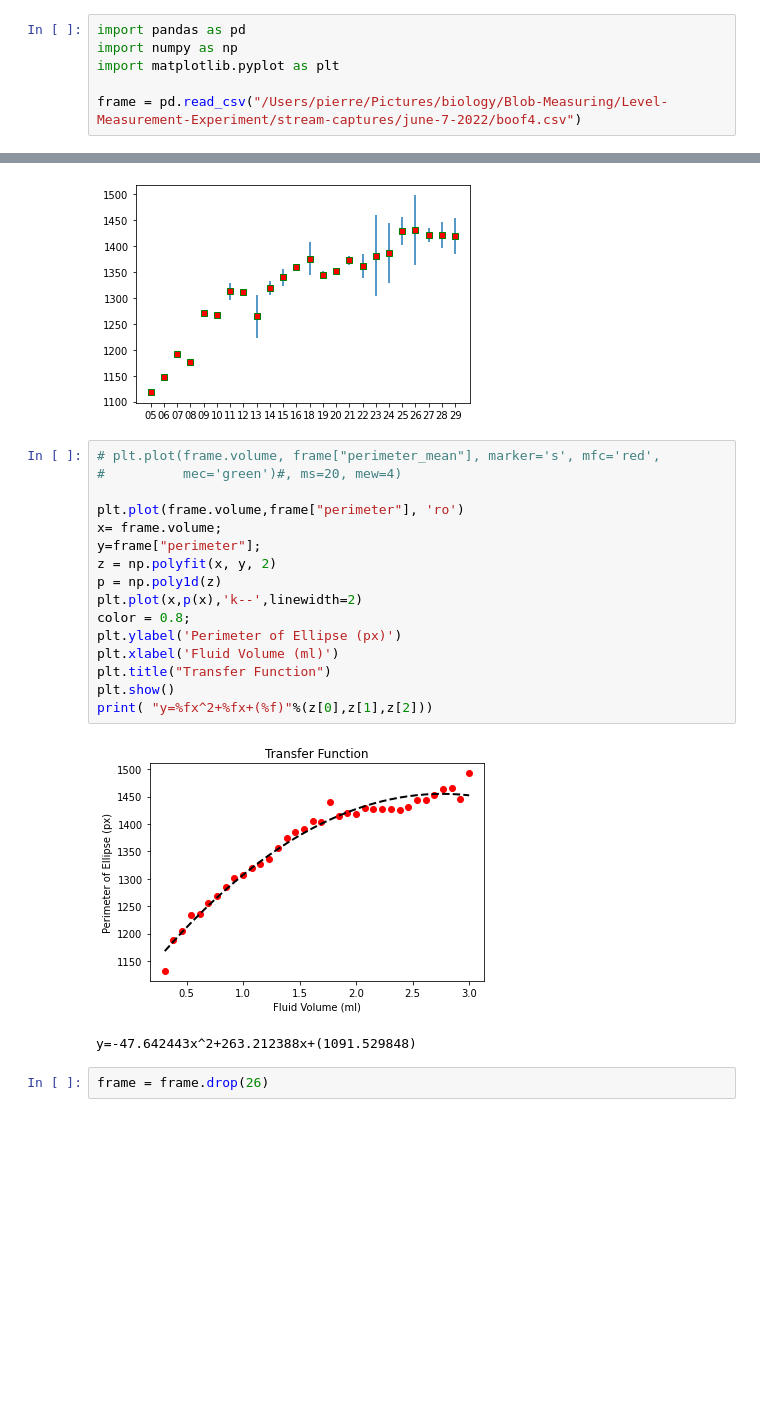
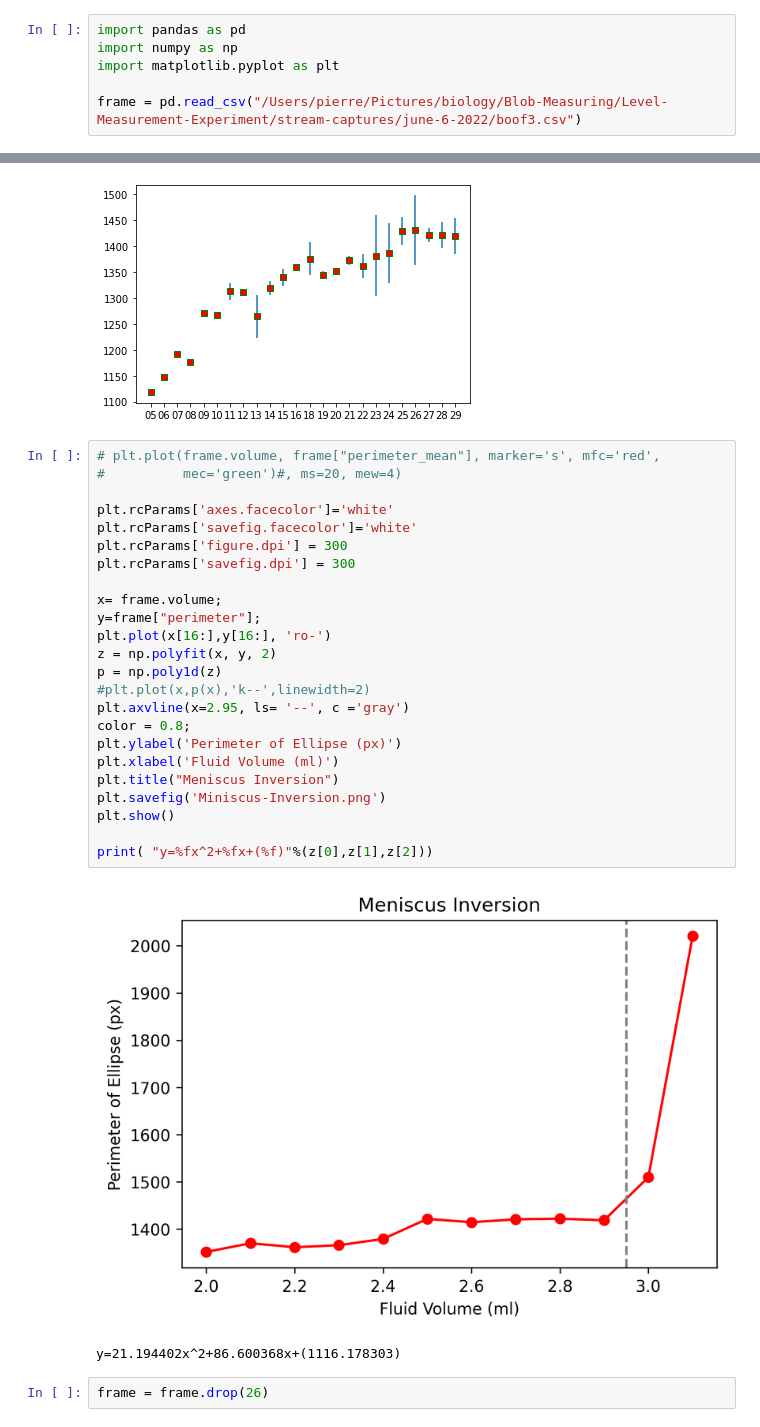
Before and after one commit to braingeneers/Blob-Measuring-with-Computer-Vision, a Jupyter notebook: Plotting-Data.ipynb, the cells around one changed output, grey strips where cells are left out. Cells and saved outputs as stored; diff of their text form; blank space fills up the shorter version.

```diff
--- a/Plotting-Data.ipynb
+++ b/Plotting-Data.ipynb
@@ -3,7 +3,7 @@ import pandas as pd
 import numpy as np
 import matplotlib.pyplot as plt
 
-frame = pd.read_csv("/Users/pierre/Pictures/biology/Blob-Measuring/Level-Measurement-Experiment/stream-captures/june-7-2022/boof4.csv")
+frame = pd.read_csv("/Users/pierre/Pictures/biology/Blob-Measuring/Level-Measurement-Experiment/stream-captures/june-6-2022/boof3.csv")
 # %%
 df = pd.DataFrame({"volume":frame.columns,
                    "mean": frame.mean().to_frame()[0].values,
@@ -117,21 +117,29 @@ plt.errorbar(df.volume, df["mean"], yerr=df["var"],fmt="o", marker='s', mfc='red
 # %%
 # plt.plot(frame.volume, frame["perimeter_mean"], marker='s', mfc='red',
 #          mec='green')#, ms=20, mew=4)
 
-plt.plot(frame.volume,frame["perimeter"], 'ro')
+plt.rcParams['axes.facecolor']='white'
+plt.rcParams['savefig.facecolor']='white'
+plt.rcParams['figure.dpi'] = 300
+plt.rcParams['savefig.dpi'] = 300
+
 x= frame.volume;
 y=frame["perimeter"];
+plt.plot(x[16:],y[16:], 'ro-')
 z = np.polyfit(x, y, 2)
 p = np.poly1d(z)
-plt.plot(x,p(x),'k--',linewidth=2)
+#plt.plot(x,p(x),'k--',linewidth=2)
+plt.axvline(x=2.95, ls= '--', c ='gray')
 color = 0.8;
 plt.ylabel('Perimeter of Ellipse (px)')
 plt.xlabel('Fluid Volume (ml)')
-plt.title("Transfer Function")
+plt.title("Meniscus Inversion")
+plt.savefig('Miniscus-Inversion.png')
 plt.show()
+
 print( "y=%fx^2+%fx+(%f)"%(z[0],z[1],z[2]))
 # %% [output]
-[figure, old version]
+[figure, new version]
-y=-47.642443x^2+263.212388x+(1091.529848)
+y=21.194402x^2+86.600368x+(1116.178303)
 # %%
 frame = frame.drop(26)
```
Also changed, not shown: parts of 1 cell of this notebook.
